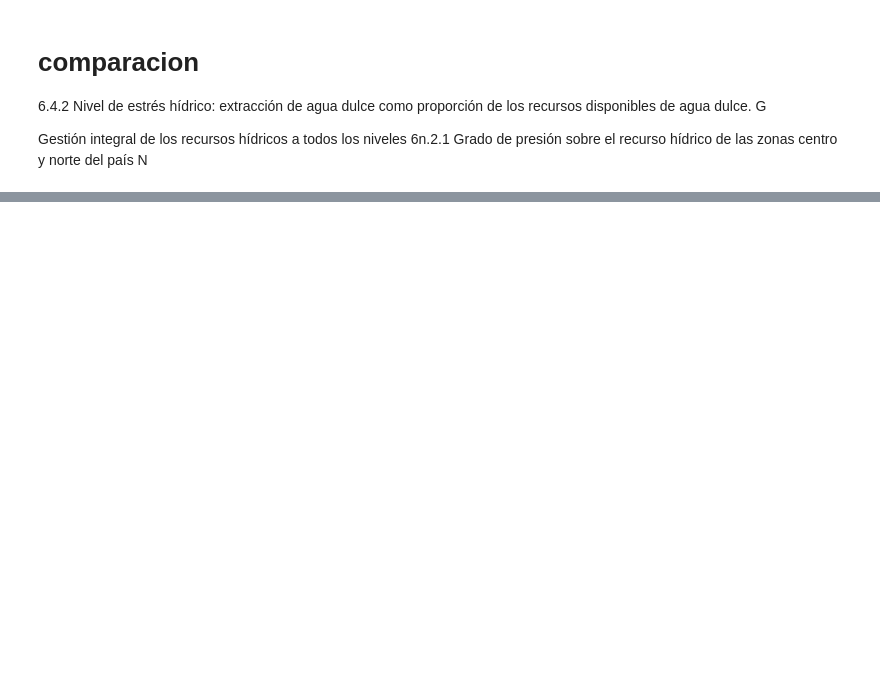
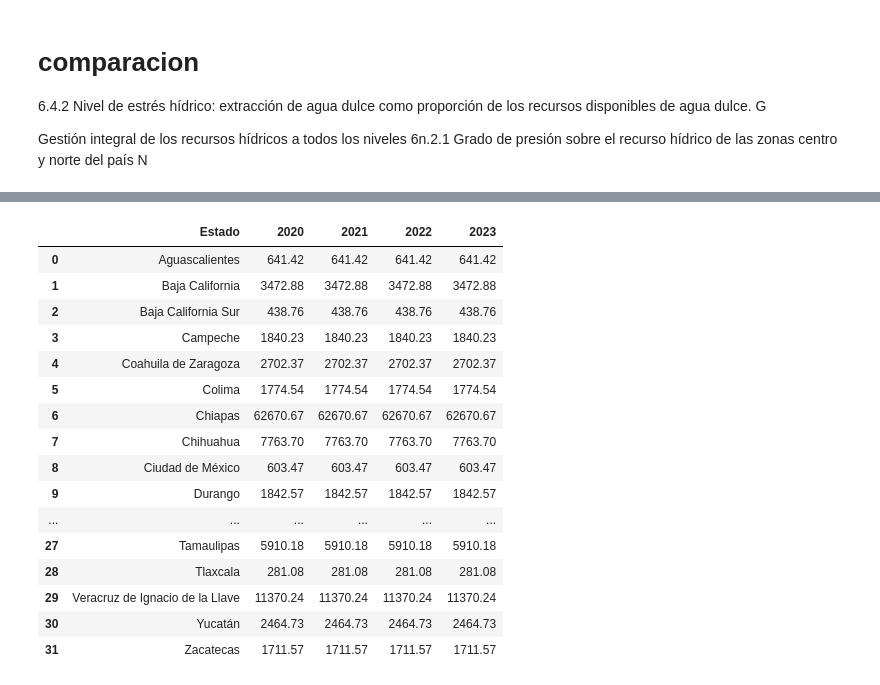
Before and after one commit to A01425750/Tlamatipohua, a Jupyter notebook: scripts/001_EDA.ipynb, the cells around one changed output, grey strips where cells are left out. Saved outputs shown, nothing was run; the diff lists cells and outputs as text; code cells hidden in the pictures; blank space fills up the shorter version.

```diff
--- a/scripts/001_EDA.ipynb
+++ b/scripts/001_EDA.ipynb
@@ -35,0 +185,46 @@ $TFWW=csurf+csub$ extracción total de agua dulce
+# %%
+years = np.arange(2020, 2023 + 1)
+for year in years:
+    f = f"../datos/repda_estatal{year}.xlsx"
+
+    if year == 2020:
+        repda = pd.read_excel(f, usecols=["Estado", "Total por estado"])
+        repda.columns = ["Estado", year]
+        repda[year] = (
+            repda[year]
+            .astype(str)
+            .str.replace(",", "", regex=False)
+            .str.replace(r"[^\d.\-]", "", regex=True)
+        )
+        repda[year] = pd.to_numeric(repda[year], errors="coerce")
+    else:
+        repda_year = pd.read_excel(f, usecols=["Total por estado"])
+        repda_year.columns = [year]
+        repda_year[year] = (
+            repda_year[year]
+            .astype(str)
+            .str.replace(",", "", regex=False)
+            .str.replace(r"[^\d.\-]", "", regex=True)
+        )
+        repda_year[year] = pd.to_numeric(repda_year[year], errors="coerce")
+        repda[year] = repda_year[year]
+
+repda
+# %% [output]
+|  | Estado | 2020 | 2021 | 2022 | 2023 |
+| 0 | Aguascalientes | 641.42 | 641.42 | 641.42 | 641.42 |
+| 1 | Baja California | 3472.88 | 3472.88 | 3472.88 | 3472.88 |
+| 2 | Baja California Sur | 438.76 | 438.76 | 438.76 | 438.76 |
+| 3 | Campeche | 1840.23 | 1840.23 | 1840.23 | 1840.23 |
+| 4 | Coahuila de Zaragoza | 2702.37 | 2702.37 | 2702.37 | 2702.37 |
+| 5 | Colima | 1774.54 | 1774.54 | 1774.54 | 1774.54 |
+| 6 | Chiapas | 62670.67 | 62670.67 | 62670.67 | 62670.67 |
+| 7 | Chihuahua | 7763.70 | 7763.70 | 7763.70 | 7763.70 |
+| 8 | Ciudad de México | 603.47 | 603.47 | 603.47 | 603.47 |
+| 9 | Durango | 1842.57 | 1842.57 | 1842.57 | 1842.57 |
+| ... | ... | ... | ... | ... | ... |
+| 27 | Tamaulipas | 5910.18 | 5910.18 | 5910.18 | 5910.18 |
+| 28 | Tlaxcala | 281.08 | 281.08 | 281.08 | 281.08 |
+| 29 | Veracruz de Ignacio de la Llave | 11370.24 | 11370.24 | 11370.24 | 11370.24 |
+| 30 | Yucatán | 2464.73 | 2464.73 | 2464.73 | 2464.73 |
+| 31 | Zacatecas | 1711.57 | 1711.57 | 1711.57 | 1711.57 |
```
Also changed, not shown: parts of 7 cells of this notebook, 6 other files.
